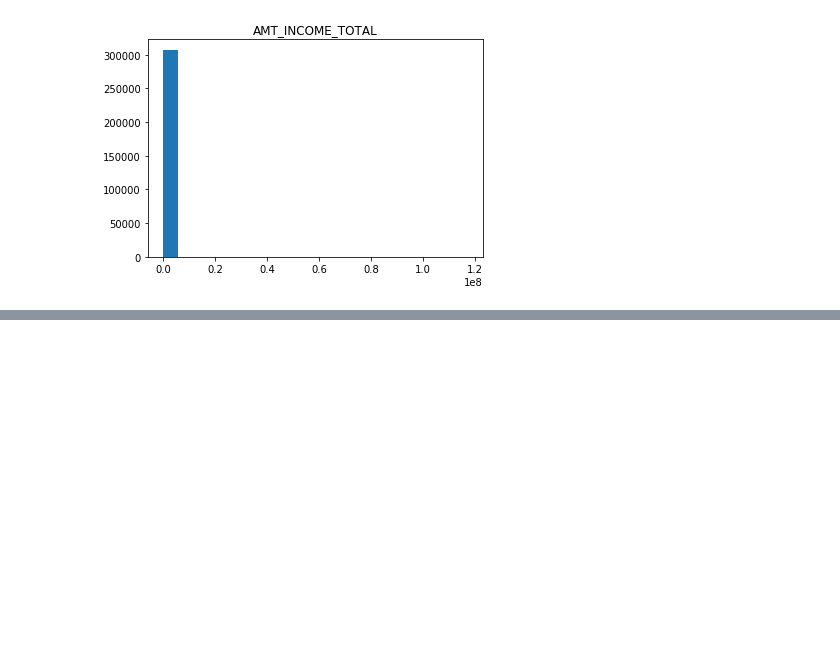
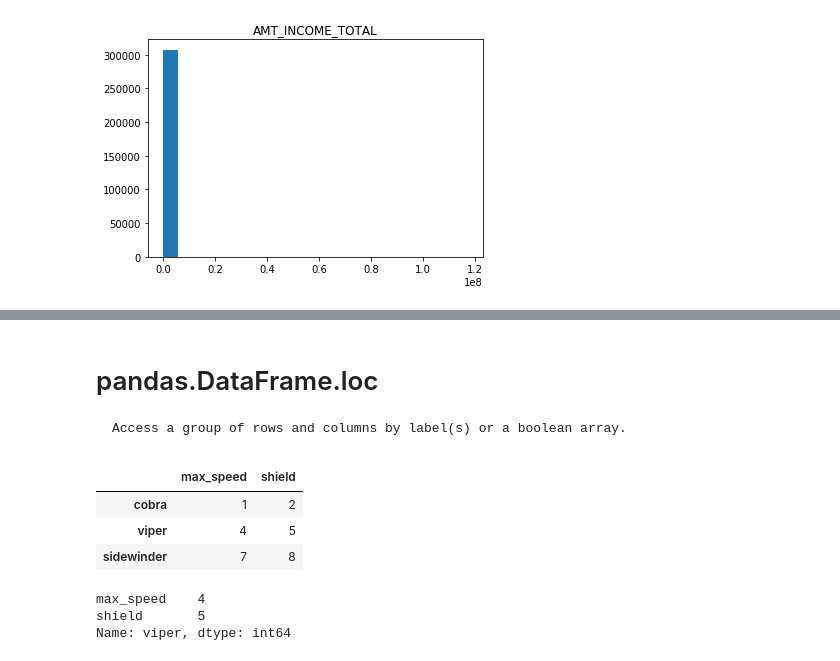
Before and after one commit to peropero1/4th-ML100days, a Jupyter notebook: homework/Day_008_HW.ipynb, the cells around one changed output, grey strips where cells are left out. Drawn from its saved outputs; the diff is of its cells as text; code cells hidden in the pictures; blank space fills up the shorter version.

```diff
--- a/homework/Day_008_HW.ipynb
+++ b/homework/Day_008_HW.ipynb
@@ -84,0 +101,23 @@ array([[<matplotlib.axes._subplots.AxesSubplot object at 0x...>]],
+# %% [markdown]
+# pandas.DataFrame.loc
+    Access a group of rows and columns by label(s) or a boolean array.
+# %%
+import pandas as pd
+df = pd.DataFrame([[1, 2], [4, 5], [7, 8]],
+     index=['cobra', 'viper', 'sidewinder'],
+     columns=['max_speed', 'shield'])
+df
+# %% [output]
+|  | max_speed | shield |
+| cobra | 1 | 2 |
+| viper | 4 | 5 |
+| sidewinder | 7 | 8 |
+# %%
+# Single label. Note this returns the row as a Series.
+s=df.loc['viper']
+    # return a series
+s
+# %% [output]
+max_speed    4
+shield       5
+Name: viper, dtype: int64
```
Also changed, not shown: parts of 2 cells of this notebook, 1 other file.
